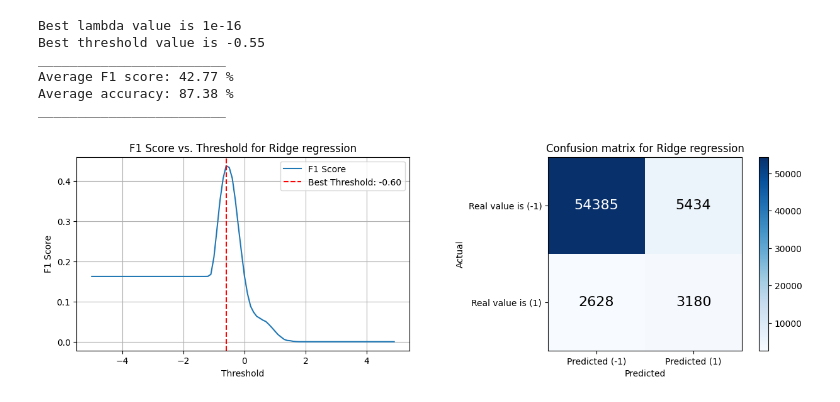
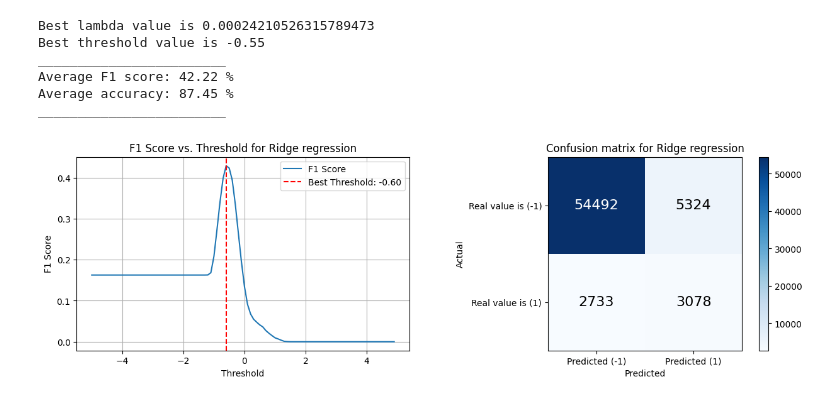
Before and after one commit to mimimamalah/CVD_prediction, a Jupyter notebook: run.ipynb, the cells around one changed output. Drawn from its saved outputs; the diff is of its cells as text; code cells hidden in the pictures.

```diff
--- a/run.ipynb
+++ b/run.ipynb
@@ -138,24 +138,28 @@ ________________________
 [figure]
 # %%
 # Ridge regression
-best_lambda,best_thresh = cv.cross_validation_ridge_regression(y_cv, x_cv,k=5,threshold=[-0.9,-0.8,-0.7,-0.6,-0.55,-0.5,-0.4,-0.3,-0.2] ,lambda_values=[1e-16,1e-15,1e-14,0.5,1,2])
+
+lin = np.linspace(0.0001,0.001,20).tolist() #Fine tunning around 0.0005 since it gave the best acurracy
+lambda_values = [1e-16,1e-15,0.0005,1e-14,0.5,1,2,0.001,0.0008,0.0002]
+lambda_values +=lin
+best_lambda,best_thresh = cv.cross_validation_ridge_regression(y_cv, x_cv,k=5,threshold=[-0.9,-0.8,-0.7,-0.6,-0.57,-0.53,-0.55,-0.5,-0.4,-0.3,-0.2] ,lambda_values=lambda_values)
 
 w, _ = implementations.ridge_regression(y_cv, x_cv,best_lambda)
 pred = x_cv.dot(w)
 pred_discrete = np.where(pred >= best_thresh, 1, -1)
 
 fig, axs = plt.subplots(1, 2, figsize=(15, 4))
 find_best_threshold(y_cv, pred, "Ridge regression", axs[0])
 plot_confusion_matrix(y_cv, pred_discrete, "Ridge regression", axs[1])
 plt.show()
 # %% [output]
-Best lambda value is 1e-16
+Best lambda value is 0.00024210526315789473
 Best threshold value is -0.55
 ________________________
-Average F1 score: 42.77 %
-Average accuracy: 87.38 %
+Average F1 score: 42.22 %
+Average accuracy: 87.45 %
 ________________________
-[figure, old version]
+[figure, new version]
 # %%
 # Logistic regression
 import Logistics
```
Also changed, not shown: parts of 8 cells of this notebook, 2 other files.
